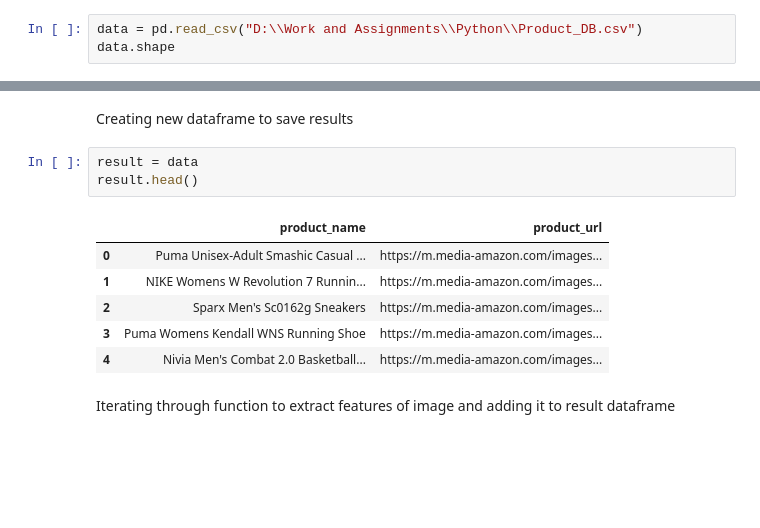
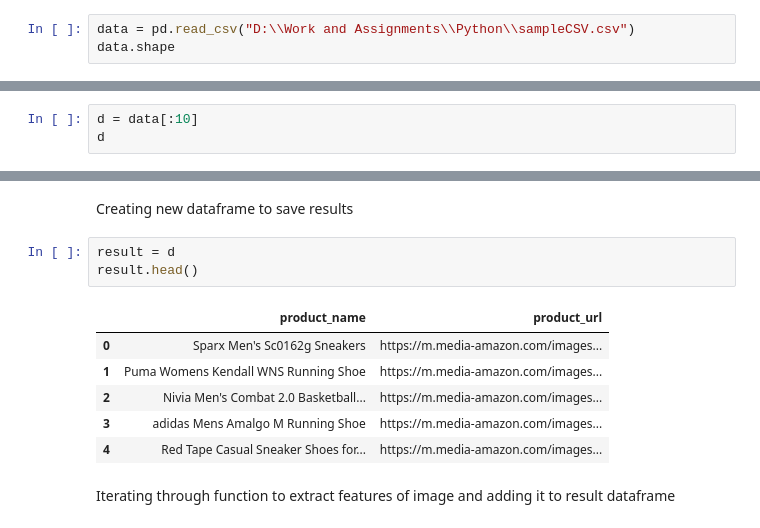
Before and after one commit to Shreyash-Pardhi/Python_Practice, a Jupyter notebook: Python/Assessment-2 (GOOGLE VISION API)/demo.ipynb, the cells around one changed output, grey strips where cells are left out. Cells and saved outputs as stored; diff of their text form; blank space fills up the shorter version.

```diff
--- a/Python/Assessment-2 (GOOGLE VISION API)/demo.ipynb
+++ b/Python/Assessment-2 (GOOGLE VISION API)/demo.ipynb
@@ -8,6 +8,6 @@ os.environ["GOOGLE_APPLICATION_CREDENTIALS"] = "D:\\Work and Assignments\\Python
 # %% [markdown]
 Reading csv file containing product_name and url
 # %%
-data = pd.read_csv("D:\\Work and Assignments\\Python\\Product_DB.csv")
+data = pd.read_csv("D:\\Work and Assignments\\Python\\sampleCSV.csv")
 data.shape
 # %% [output]
@@ -148,0 +159,3 @@ def extract_info(uri):
+# %%
+d = data[:10]
+d
@@ -149,15 +174,15 @@ def extract_info(uri):
 # %% [markdown]
 Creating new dataframe to save results
 # %%
-result = data
+result = d
 result.head()
 # %% [output]
 |  | product_name | product_url |
-| 0 | Puma Unisex-Adult Smashic Casual ... | https://m.media-amazon.com/images... |
-| 1 | NIKE Womens W Revolution 7 Runnin... | https://m.media-amazon.com/images... |
-| 2 | Sparx Men's Sc0162g Sneakers | https://m.media-amazon.com/images... |
-| 3 | Puma Womens Kendall WNS Running Shoe | https://m.media-amazon.com/images... |
-| 4 | Nivia Men's Combat 2.0 Basketball... | https://m.media-amazon.com/images... |
+| 0 | Sparx Men's Sc0162g Sneakers | https://m.media-amazon.com/images... |
+| 1 | Puma Womens Kendall WNS Running Shoe | https://m.media-amazon.com/images... |
+| 2 | Nivia Men's Combat 2.0 Basketball... | https://m.media-amazon.com/images... |
+| 3 | adidas Mens Amalgo M Running Shoe | https://m.media-amazon.com/images... |
+| 4 | Red Tape Casual Sneaker Shoes for... | https://m.media-amazon.com/images... |
 # %% [markdown]
 Iterating through function to extract features of image and adding it to result dataframe
 # %%
```
Also changed, not shown: parts of 9 cells of this notebook, 5 other files.
